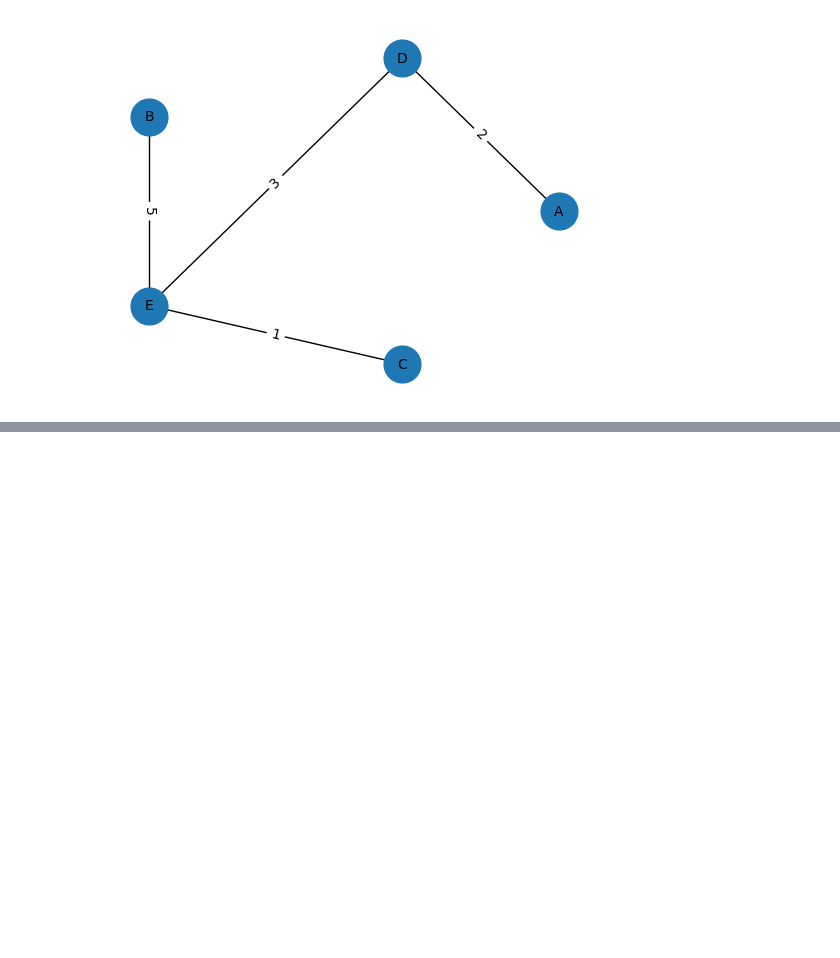
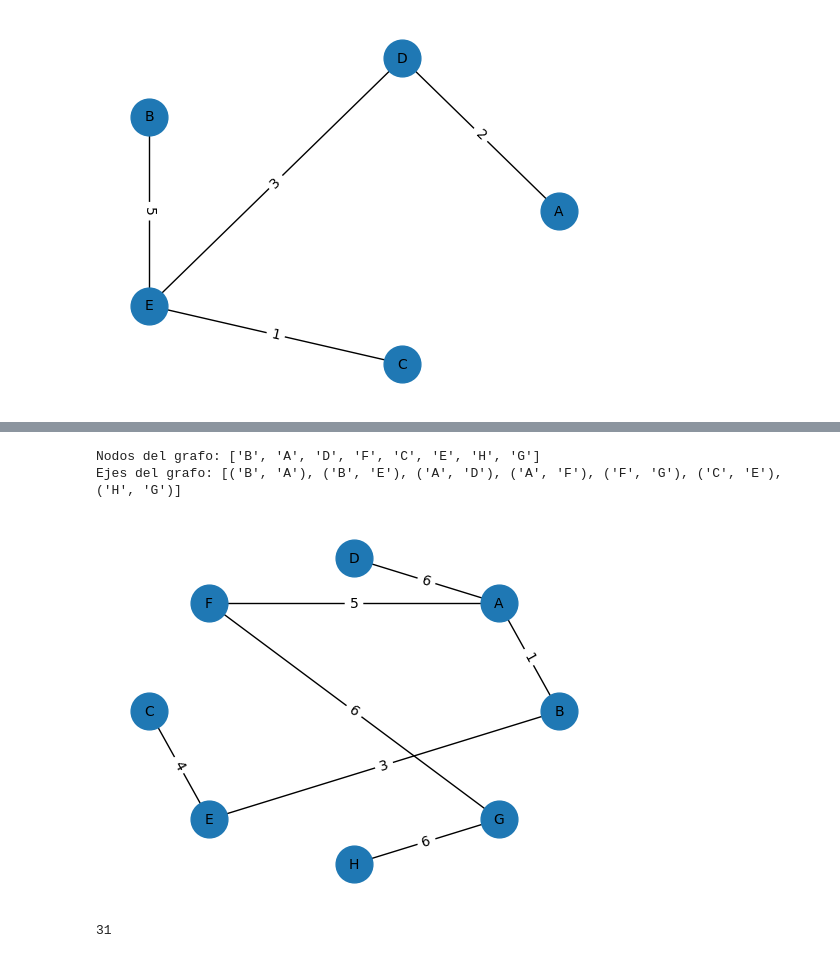
Before and after one commit to daniel7731/algoritmica-avanzada-nur-2024, a Jupyter notebook: algoritmovoraces/05-prim.ipynb, the cells around one changed output, grey strips where cells are left out. Cells and saved outputs as stored; diff of their text form; code cells hidden in the pictures; blank space fills up the shorter version.

```diff
--- a/algoritmovoraces/05-prim.ipynb
+++ b/algoritmovoraces/05-prim.ipynb
@@ -187,0 +227,34 @@ plt.show()
+# %%
+mst = prim(G3)
+# %%
+print(f"Nodos del grafo: {mst.nodes}")
+print(f"Ejes del grafo: {mst.edges}")
+# %% [output]
+Nodos del grafo: ['B', 'A', 'D', 'F', 'C', 'E', 'H', 'G']
+Ejes del grafo: [('B', 'A'), ('B', 'E'), ('A', 'D'), ('A', 'F'), ('F', 'G'), ('C', 'E'), ('H', 'G')]
+# %%
+# Get edge weights and labels
+edge_labels = nx.get_edge_attributes(mst, 'weight')
+
+# Create a spring layout for positions
+pos = nx.circular_layout(mst)
+
+# Draw nodes and edges
+nx.draw_networkx_nodes(mst, pos, node_size=700)
+nx.draw_networkx_edges(mst, pos, width=1)
+
+nx.draw_networkx_labels(mst, pos, font_size=10,
+ font_family='sans-serif')
+
+# Draw edge labels
+nx.draw_networkx_edge_labels(mst, pos, edge_labels=edge_labels)
+
+plt.axis('off')
+plt.show()
+# %% [output]
+[figure, added]
+# %%
+peso = 6 + 5+ +1 + 6+3+4+6
+print(peso)
+# %% [output]
+31
```
Also changed, not shown: parts of 1 cell of this notebook, 4 other files.
